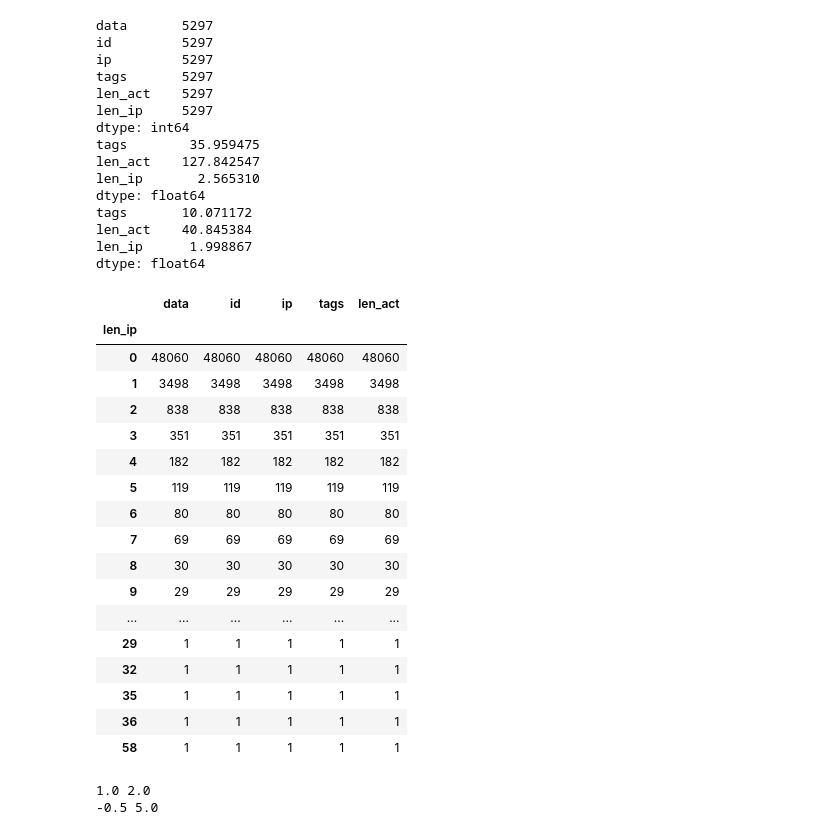
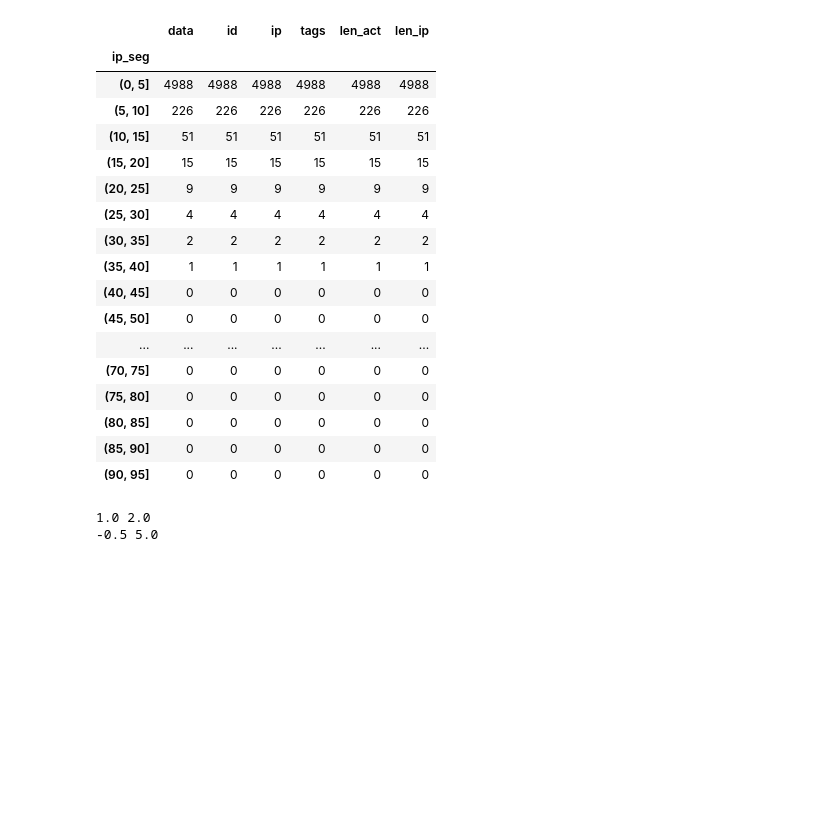
Before and after one commit to aqweteddy/CourseStatistic, a Jupyter notebook: ipAnalsis.ipynb, the cells around one changed output. Saved outputs shown, nothing was run; the diff lists cells and outputs as text; code cells hidden in the pictures; blank space fills up the shorter version.

```diff
--- a/ipAnalsis.ipynb
+++ b/ipAnalsis.ipynb
@@ -54,51 +32,32 @@ dtype: int64
 # %%
-mask = df['len_ip'] > 0
+# 利用 IP 篩選正常使用者
+mask = df['len_ip'] > 0 # 去除沒記錄到 ip 的
 fair_user = df[mask]
-print(fair_user.count())
-print(fair_user.std())
-print(fair_user.mean())
 
-# KDE plot
-
-# seg = np.arange(1, 100, 3)
-# df['ip_seg'] = pd.cut(df['len_ip'], seg)
-# df = df.dropna()
-# df[mask].groupby('len_ip')['len_ip'].mean().plot.kde()
-df.groupby('len_ip').count()
+# 分區段顯示過濾前資料
+seg = np.arange(0, 100, 5)
+df['ip_seg'] = pd.cut(df['len_ip'], seg)
+df = df.dropna()
+df.groupby('ip_seg').count()
 # %% [output]
-data       5297
-id         5297
-ip         5297
-tags       5297
-len_act    5297
-len_ip     5297
-dtype: int64
-tags        35.959475
-len_act    127.842547
-len_ip       2.565310
-dtype: float64
-tags       10.071172
-len_act    40.845384
-len_ip      1.998867
-dtype: float64
-|  | data | id | ip | tags | len_act |
-| len_ip |  |  |  |  |  |
-| 0 | 48060 | 48060 | 48060 | 48060 | 48060 |
-| 1 | 3498 | 3498 | 3498 | 3498 | 3498 |
-| 2 | 838 | 838 | 838 | 838 | 838 |
-| 3 | 351 | 351 | 351 | 351 | 351 |
-| 4 | 182 | 182 | 182 | 182 | 182 |
-| 5 | 119 | 119 | 119 | 119 | 119 |
-| 6 | 80 | 80 | 80 | 80 | 80 |
-| 7 | 69 | 69 | 69 | 69 | 69 |
-| 8 | 30 | 30 | 30 | 30 | 30 |
-| 9 | 29 | 29 | 29 | 29 | 29 |
-| ... | ... | ... | ... | ... | ... |
-| 29 | 1 | 1 | 1 | 1 | 1 |
-| 32 | 1 | 1 | 1 | 1 | 1 |
-| 35 | 1 | 1 | 1 | 1 | 1 |
-| 36 | 1 | 1 | 1 | 1 | 1 |
-| 58 | 1 | 1 | 1 | 1 | 1 |
+|  | data | id | ip | tags | len_act | len_ip |
+| ip_seg |  |  |  |  |  |  |
+| (0, 5] | 4988 | 4988 | 4988 | 4988 | 4988 | 4988 |
+| (5, 10] | 226 | 226 | 226 | 226 | 226 | 226 |
+| (10, 15] | 51 | 51 | 51 | 51 | 51 | 51 |
+| (15, 20] | 15 | 15 | 15 | 15 | 15 | 15 |
+| (20, 25] | 9 | 9 | 9 | 9 | 9 | 9 |
+| (25, 30] | 4 | 4 | 4 | 4 | 4 | 4 |
+| (30, 35] | 2 | 2 | 2 | 2 | 2 | 2 |
+| (35, 40] | 1 | 1 | 1 | 1 | 1 | 1 |
+| (40, 45] | 0 | 0 | 0 | 0 | 0 | 0 |
+| (45, 50] | 0 | 0 | 0 | 0 | 0 | 0 |
+| ... | ... | ... | ... | ... | ... | ... |
+| (70, 75] | 0 | 0 | 0 | 0 | 0 | 0 |
+| (75, 80] | 0 | 0 | 0 | 0 | 0 | 0 |
+| (80, 85] | 0 | 0 | 0 | 0 | 0 | 0 |
+| (85, 90] | 0 | 0 | 0 | 0 | 0 | 0 |
+| (90, 95] | 0 | 0 | 0 | 0 | 0 | 0 |
 # %%
 
 # 計算離群值
```
Also changed, not shown: parts of 13 cells of this notebook.
